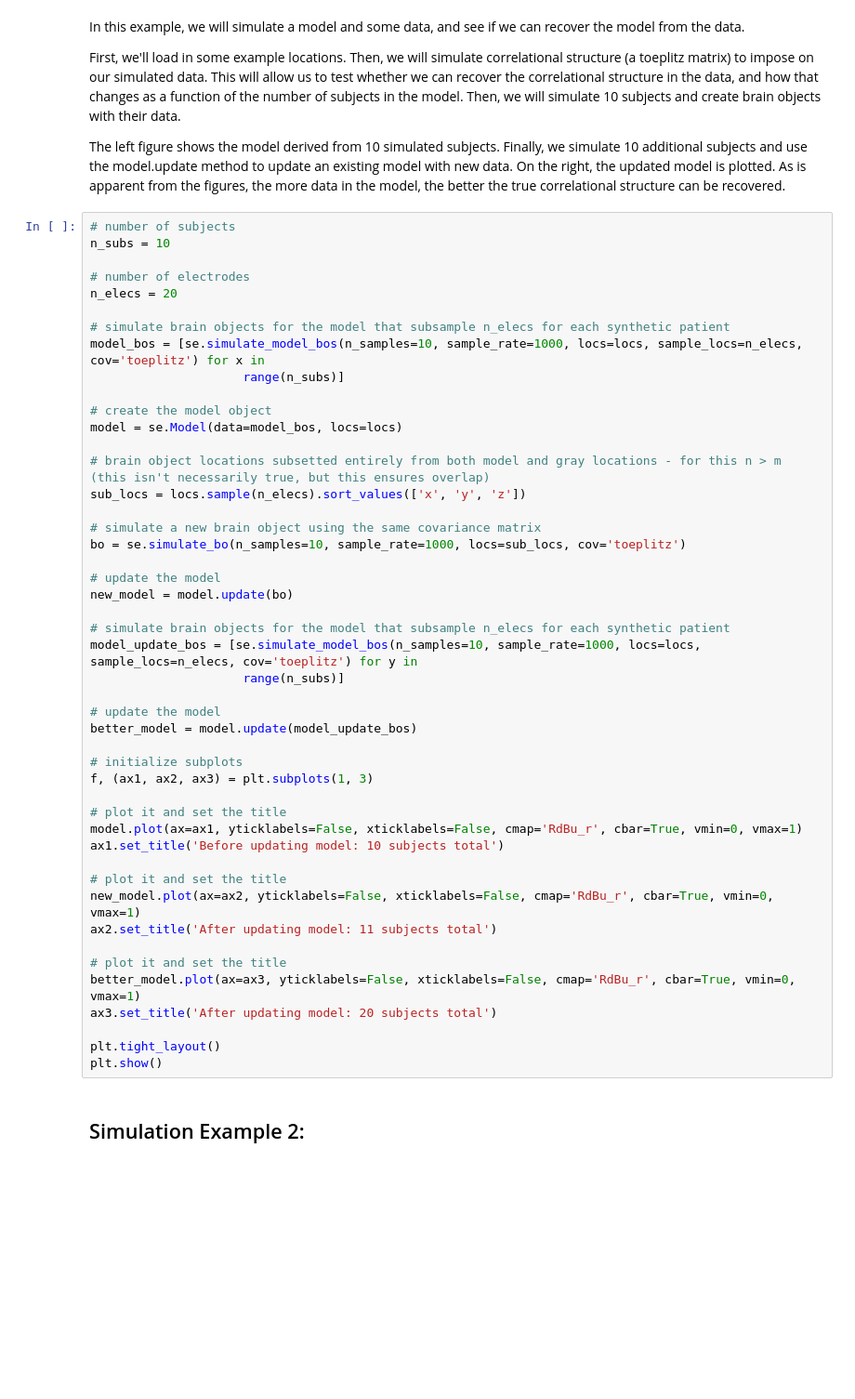
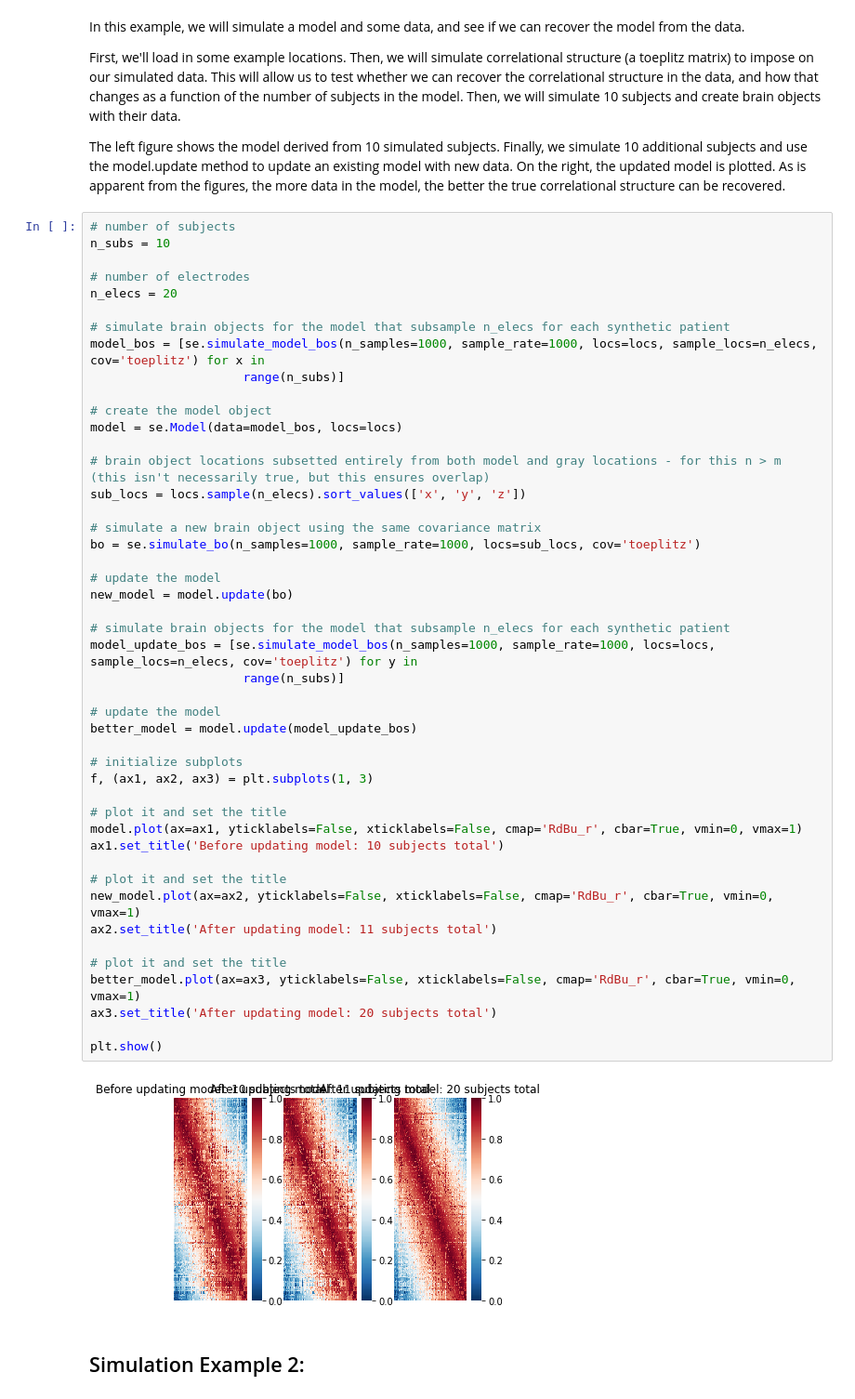
Before and after one commit to ContextLab/supereeg, a Jupyter notebook: docs/tutorial/simulate_objects.ipynb, the cells around one changed output. Shown at 93% size. Saved outputs shown, nothing was run; the diff lists cells and outputs as text; blank space fills up the shorter version.

Commit message:
simulate notebook and clean up

```diff
--- a/docs/tutorial/simulate_objects.ipynb
+++ b/docs/tutorial/simulate_objects.ipynb
@@ -177,7 +178,7 @@ n_subs = 10
 n_elecs = 20
 
 # simulate brain objects for the model that subsample n_elecs for each synthetic patient
-model_bos = [se.simulate_model_bos(n_samples=10, sample_rate=1000, locs=locs, sample_locs=n_elecs, cov='toeplitz') for x in
+model_bos = [se.simulate_model_bos(n_samples=1000, sample_rate=1000, locs=locs, sample_locs=n_elecs, cov='toeplitz') for x in
                      range(n_subs)]
 
 # create the model object
@@ -186,36 +187,37 @@ model = se.Model(data=model_bos, locs=locs)
 # brain object locations subsetted entirely from both model and gray locations - for this n > m (this isn't necessarily true, but this ensures overlap)
 sub_locs = locs.sample(n_elecs).sort_values(['x', 'y', 'z'])
 
 # simulate a new brain object using the same covariance matrix
-bo = se.simulate_bo(n_samples=10, sample_rate=1000, locs=sub_locs, cov='toeplitz')
+bo = se.simulate_bo(n_samples=1000, sample_rate=1000, locs=sub_locs, cov='toeplitz')
 
 # update the model
 new_model = model.update(bo)
 
 # simulate brain objects for the model that subsample n_elecs for each synthetic patient
-model_update_bos = [se.simulate_model_bos(n_samples=10, sample_rate=1000, locs=locs, sample_locs=n_elecs, cov='toeplitz') for y in
+model_update_bos = [se.simulate_model_bos(n_samples=1000, sample_rate=1000, locs=locs, sample_locs=n_elecs, cov='toeplitz') for y in
                      range(n_subs)]
 
 # update the model
 better_model = model.update(model_update_bos)
 
 # initialize subplots
 f, (ax1, ax2, ax3) = plt.subplots(1, 3)
 
 # plot it and set the title
 model.plot(ax=ax1, yticklabels=False, xticklabels=False, cmap='RdBu_r', cbar=True, vmin=0, vmax=1)
 ax1.set_title('Before updating model: 10 subjects total')
 
 # plot it and set the title
 new_model.plot(ax=ax2, yticklabels=False, xticklabels=False, cmap='RdBu_r', cbar=True, vmin=0, vmax=1)
 ax2.set_title('After updating model: 11 subjects total')
 
 # plot it and set the title
 better_model.plot(ax=ax3, yticklabels=False, xticklabels=False, cmap='RdBu_r', cbar=True, vmin=0, vmax=1)
 ax3.set_title('After updating model: 20 subjects total')
 
-plt.tight_layout()
 plt.show()
+# %% [output]
+[figure, added]
 # %% [markdown]
 ## Simulation Example 2:
 # %% [markdown]
```
Also changed, not shown: parts of 6 cells of this notebook, 2 other files.
